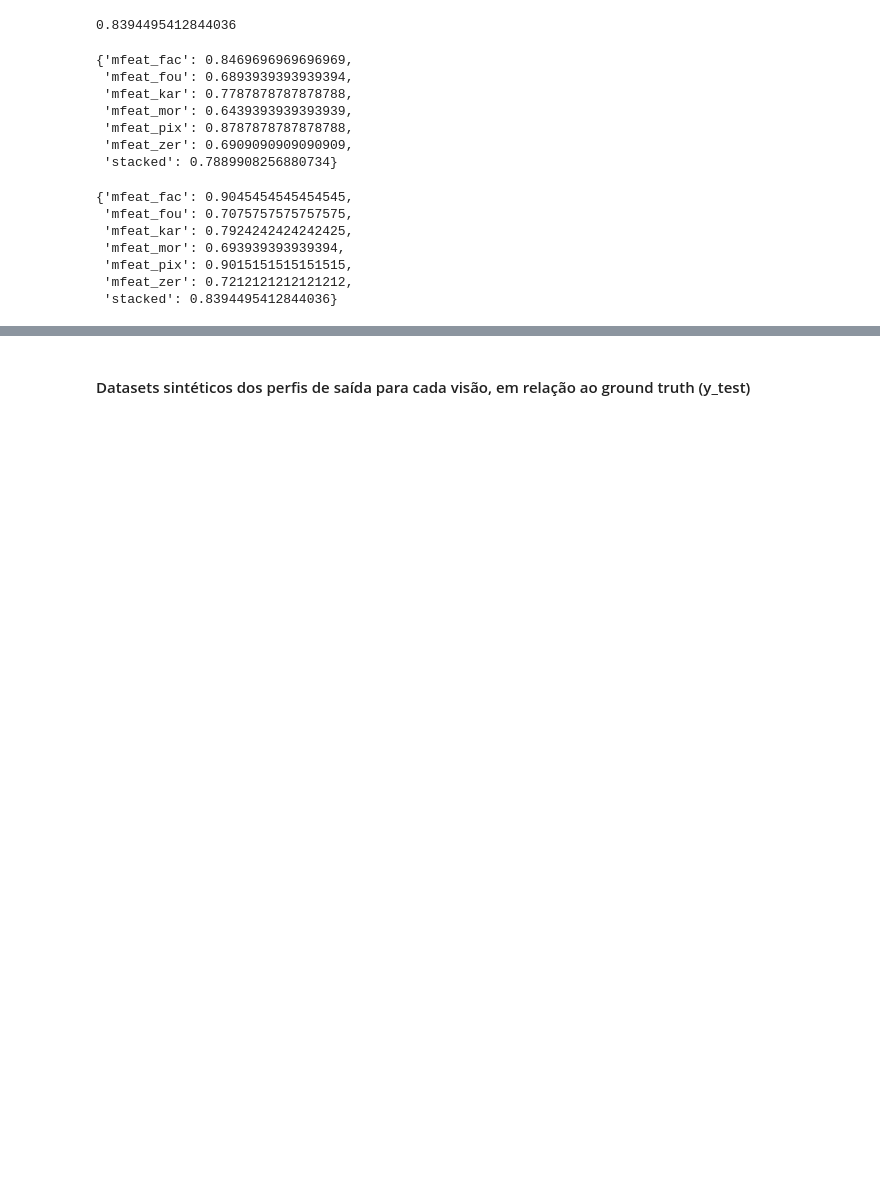
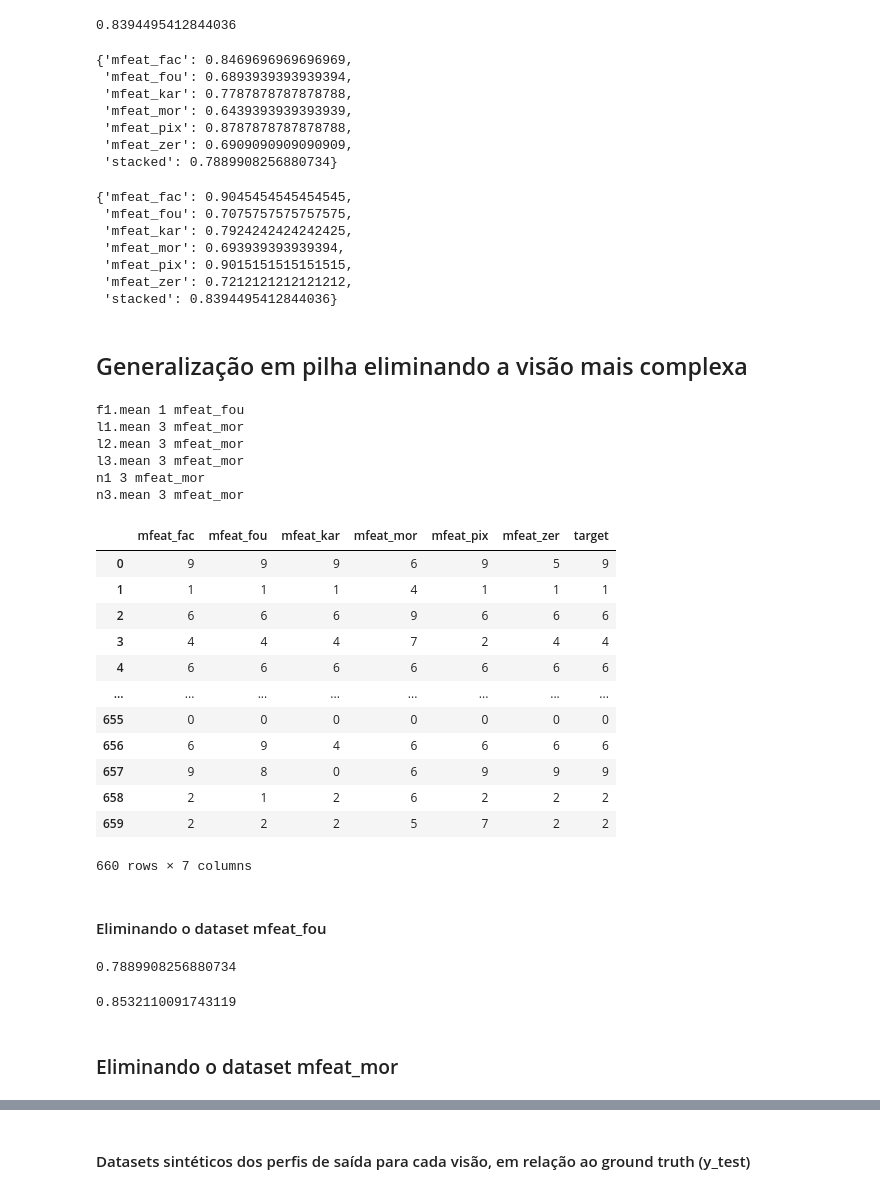
Before and after one commit to VictorCastroDeFaria/handwrittenComplexityDynamic, a Jupyter notebook: handwritten.ipynb, the cells around one changed output, grey strips where cells are left out. Cells and saved outputs as stored; diff of their text form; code cells hidden in the pictures; blank space fills up the shorter version.

```diff
--- a/handwritten.ipynb
+++ b/handwritten.ipynb
@@ -444,3 +513,73 @@ scores_meta_des
  'mfeat_pix': 0.9015151515151515,
  'mfeat_zer': 0.7212121212121212,
  'stacked': 0.8394495412844036}
+# %% [markdown]
+## Generalização em pilha eliminando a visão mais complexa
+# %%
+for key in data.keys():
+    measure_list = data[key]
+    if not any(measure_list.isna()):
+        index = 0    #ind variable to store the index of maximum value in the list
+        max_measure = measure_list[0]
+
+        for i in range (1,len(measure_list)): #iterate over array
+          if measure_list[i] > max_measure: #to check max value
+            max_measure = measure_list[i]
+            index = i
+
+        print(key, index, dataset_labels[index])
+# %% [output]
+f1.mean 1 mfeat_fou
+l1.mean 3 mfeat_mor
+l2.mean 3 mfeat_mor
+l3.mean 3 mfeat_mor
+n1 3 mfeat_mor
+n3.mean 3 mfeat_mor
+# %%
+knora_df
+# %% [output]
+|  | mfeat_fac | mfeat_fou | mfeat_kar | mfeat_mor | mfeat_pix | mfeat_zer | target |
+| 0 | 9 | 9 | 9 | 6 | 9 | 5 | 9 |
+| 1 | 1 | 1 | 1 | 4 | 1 | 1 | 1 |
+| 2 | 6 | 6 | 6 | 9 | 6 | 6 | 6 |
+| 3 | 4 | 4 | 4 | 7 | 2 | 4 | 4 |
+| 4 | 6 | 6 | 6 | 6 | 6 | 6 | 6 |
+| ... | ... | ... | ... | ... | ... | ... | ... |
+| 655 | 0 | 0 | 0 | 0 | 0 | 0 | 0 |
+| 656 | 6 | 9 | 4 | 6 | 6 | 6 | 6 |
+| 657 | 9 | 8 | 0 | 6 | 9 | 9 | 9 |
+| 658 | 2 | 1 | 2 | 6 | 2 | 2 | 2 |
+| 659 | 2 | 2 | 2 | 5 | 7 | 2 | 2 |
+660 rows × 7 columns
+# %% [markdown]
+#### Eliminando o dataset mfeat_fou
+# %%
+dataset = knora_df.drop(columns = "mfeat_fou")
+
+X, y = dataset.drop(columns="target"), dataset["target"]
+X_train, X_test, y_train, y_test = train_test_split(X, y, test_size=0.33,
+                                                      random_state=42)
+clf = svm.SVC(decision_function_shape='ovo')
+clf.fit(X_train, y_train)
+score = clf.score(X_test,y_test)
+print(score)
+
+scores_knora["stacked_drop_fou"] = score
+# %% [output]
+0.7889908256880734
+# %%
+dataset = meta_des_df.drop(columns = "mfeat_fou")
+
+X, y = dataset.drop(columns="target"), dataset["target"]
+X_train, X_test, y_train, y_test = train_test_split(X, y, test_size=0.33,
+                                                      random_state=42)
+clf = svm.SVC(decision_function_shape='ovo')
+clf.fit(X_train, y_train)
+score = clf.score(X_test,y_test)
+print(score)
+
+scores_meta_des["stacked_drop_fou"] = score
+# %% [output]
+0.8532110091743119
+# %% [markdown]
+### Eliminando o dataset mfeat_mor
```
Also changed, not shown: parts of 24 cells of this notebook.
